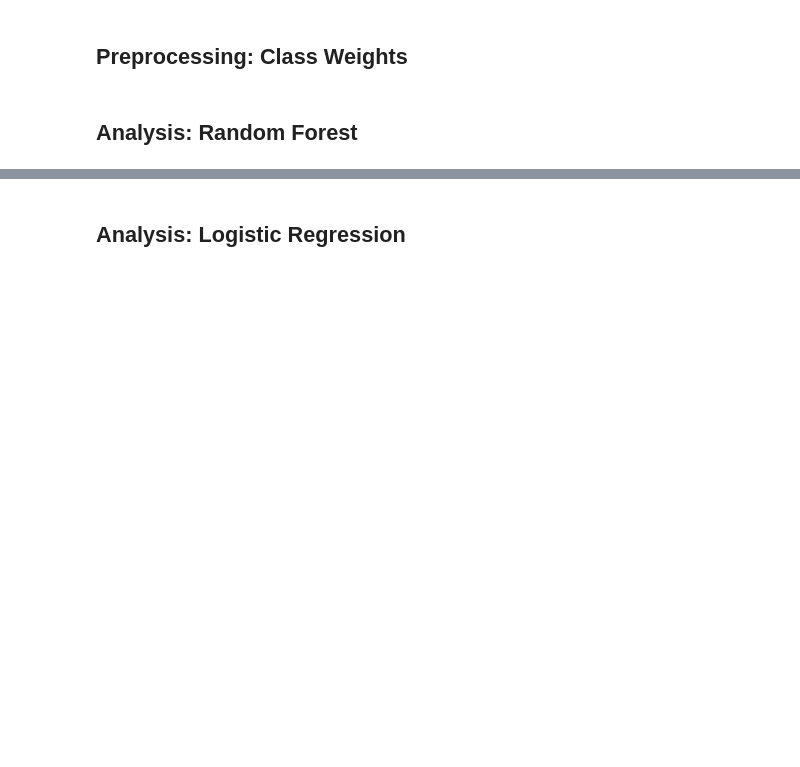
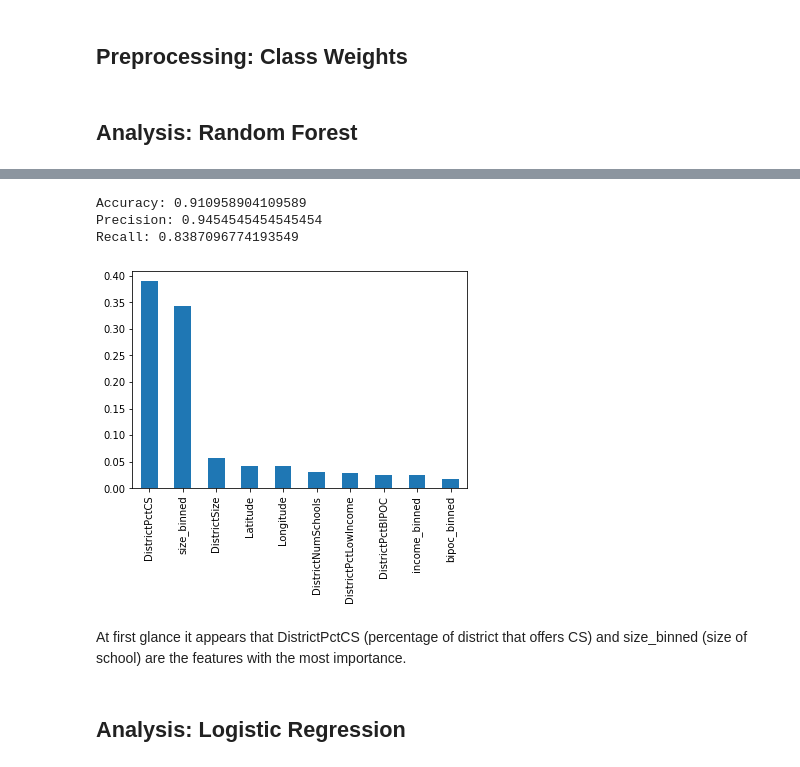
Before and after one commit to brinkbrink/WA_CS_v2, a Jupyter notebook: SchoolAnalysis.ipynb, the cells around one changed output, grey strips where cells are left out. Cells and saved outputs as stored; diff of their text form; code cells hidden in the pictures; blank space fills up the shorter version.

Commit message:
add feature importance chart and comment

```diff
--- a/SchoolAnalysis.ipynb
+++ b/SchoolAnalysis.ipynb
@@ -384,3 +384,25 @@ ConfusionMatrixDisplay(confusion_matrix=cm).plot();
+# %%
+accuracy = accuracy_score(y_test, y_pred)
+precision = precision_score(y_test, y_pred)
+recall = recall_score(y_test, y_pred)
+
+print("Accuracy:", accuracy)
+print("Precision:", precision)
+print("Recall:", recall)
+# %% [output]
+Accuracy: 0.910958904109589
+Precision: 0.9454545454545454
+Recall: 0.8387096774193549
+# %%
+# Create a series containing feature importances from the model and feature names from the training data
+feature_importances = pd.Series(best_rf.feature_importances_, index=X_train.columns).sort_values(ascending=False)
+
+# Plot a simple bar chart
+feature_importances.plot.bar();
+# %% [output]
+[figure, added]
+# %% [markdown]
+At first glance it appears that DistrictPctCS (percentage of district that offers CS) and size_binned (size of school) are the features with the most importance.
 # %% [markdown]
 ## Analysis: Logistic Regression
 # %% [markdown]
```
Also changed, not shown: parts of 26 cells of this notebook.
